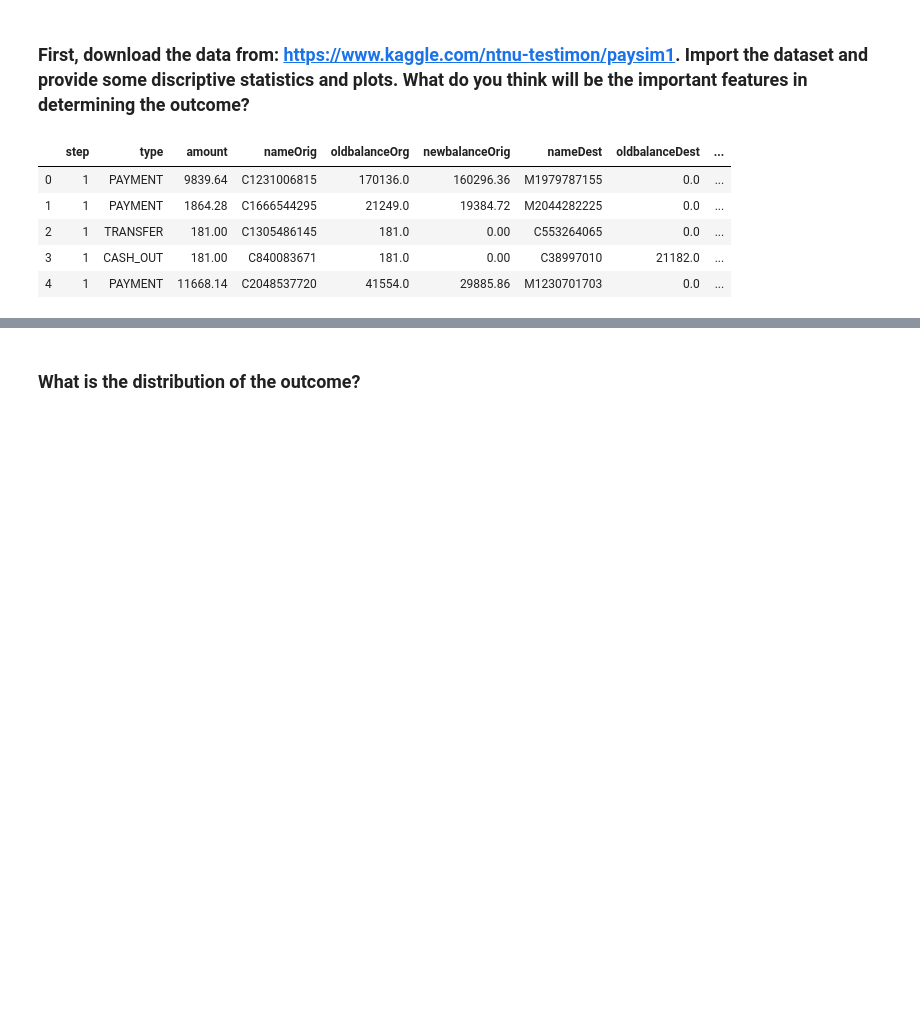
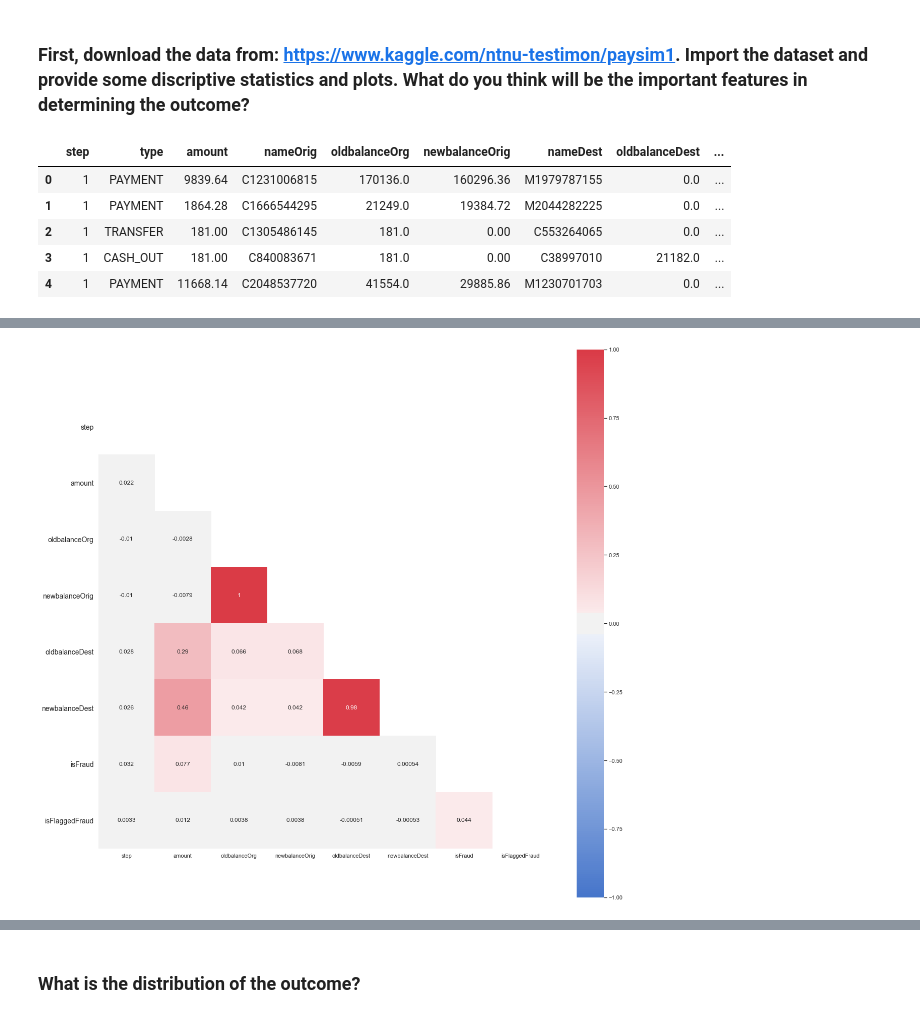
Before and after one commit to ta-datapt-bcn/lab-unbalance, a Jupyter notebook: your-code/lab_inbalance.ipynb, the cells around one changed output, grey strips where cells are left out. Drawn from its saved outputs; the diff is of its cells as text; code cells hidden in the pictures; blank space fills up the shorter version.

```diff
--- a/your-code/lab_inbalance.ipynb
+++ b/your-code/lab_inbalance.ipynb
@@ -24,0 +41,20 @@ data.head()
+# %%
+# Your code here
+sns.set(style="white")
+
+# Generate a mask for the upper triangle
+mask = np.zeros_like(data.corr(), dtype=np.bool)
+mask[np.triu_indices_from(mask)] = True
+
+# Set up the matplotlib figure to control size of heatmap
+fig, ax = plt.subplots(figsize=(20,20))
+
+# Create a custom color palette
+cmap = sns.diverging_palette(255, 10, as_cmap=True)  # as_cmap returns a matplotlib colormap object rather than a list of colors
+
+# Plot the heatmap
+g = sns.heatmap(data.corr(), mask=mask, annot=True, square=True, cmap=cmap , vmin=-1, vmax=1, ax=ax)
+g.set_yticklabels(g.get_yticklabels(), rotation = 0, fontsize = 14)
+plt.show()
+# %% [output]
+[figure, added]
```
Also changed, not shown: parts of 28 cells of this notebook.
